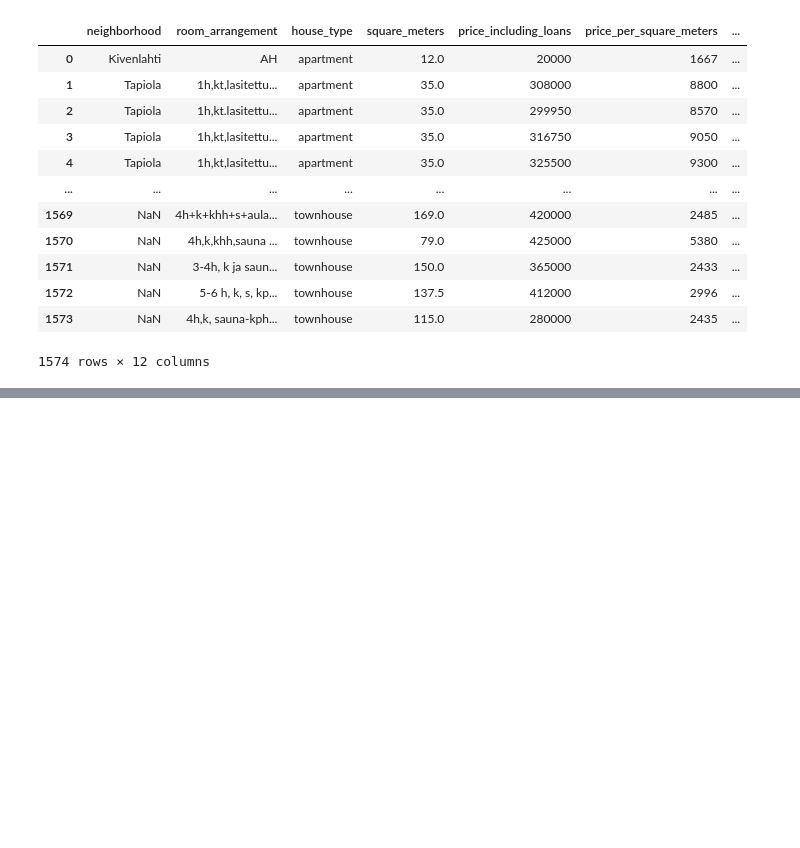
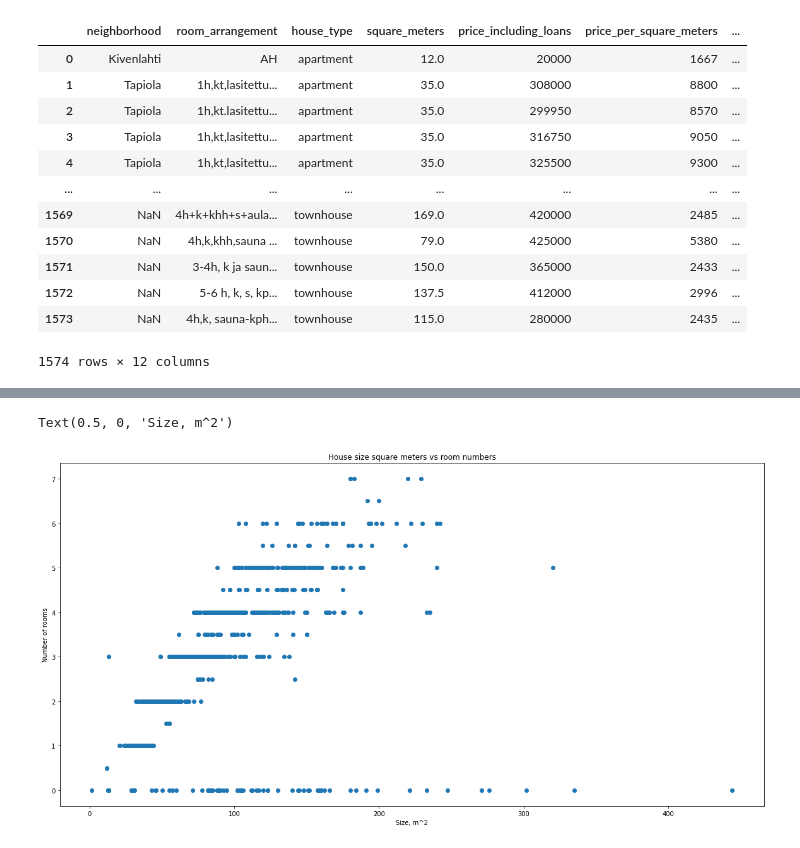
Before and after one commit to jelmnainen/arvottaja, a Jupyter notebook: explorations/data-exploration.ipynb, the cells around one changed output, grey strips where cells are left out. Saved outputs shown, nothing was run; the diff lists cells and outputs as text; code cells hidden in the pictures; blank space fills up the shorter version.

```diff
--- a/explorations/data-exploration.ipynb
+++ b/explorations/data-exploration.ipynb
@@ -43,0 +111,11 @@ data["number_of_rooms"] = data.apply(get_number_of_rooms, axis=1)
+# %%
+fig, ax = plt.subplots(figsize=(20, 10))
+
+ax.scatter(data["square_meters"], data["number_of_rooms"])
+
+plt.title("Apartment size square meters vs room numbers")
+plt.ylabel("Number of rooms")
+plt.xlabel("Size, m^2")
+# %% [output]
+Text(0.5, 0, 'Size, m^2')
+[figure, added]
```
Also changed, not shown: parts of 30 cells of this notebook, 1 other file.
